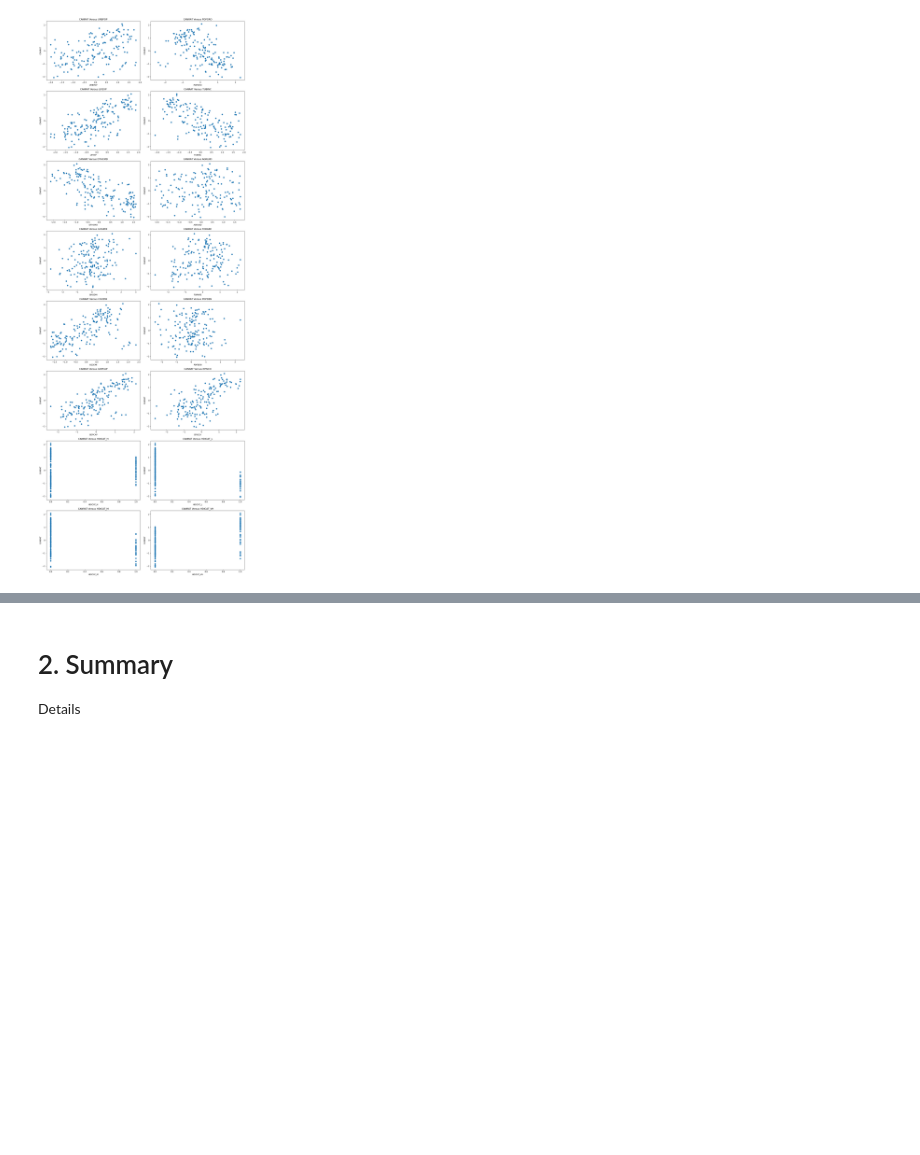
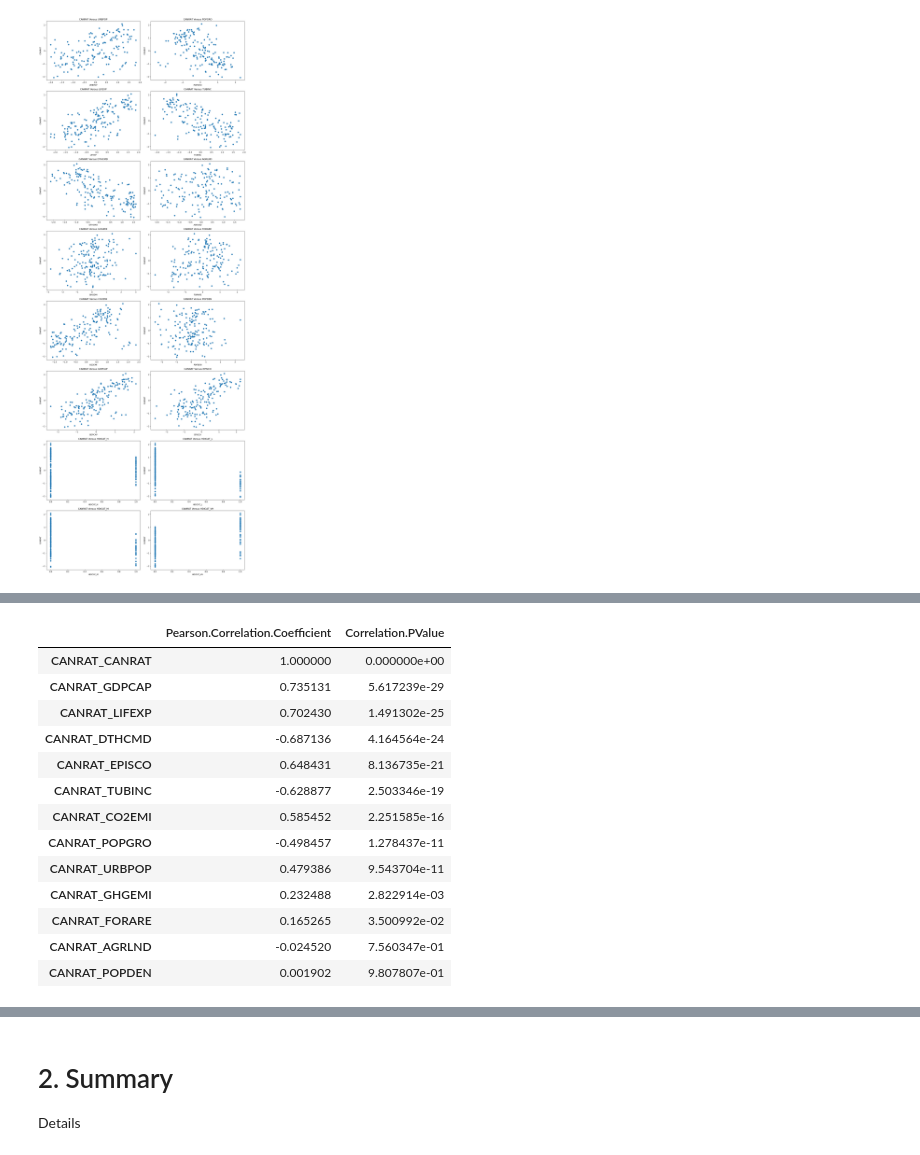
Before and after one commit to JohnPaulinePineda/Exploratory-Data-Analysis-For-Machine-Learning-Final-Assignment, a Jupyter notebook: EDAForMachineLearning_FinalAssignment.ipynb, the cells around one changed output, grey strips where cells are left out. Saved outputs shown, nothing was run; the diff lists cells and outputs as text; code cells hidden in the pictures; blank space fills up the shorter version.

```diff
--- a/EDAForMachineLearning_FinalAssignment.ipynb
+++ b/EDAForMachineLearning_FinalAssignment.ipynb
@@ -1703,0 +1723,38 @@ Details
+# %%
+##################################
+# Computing the correlation coefficients
+# and correlation p-values
+# between the target variable
+# and numeric predictor columns
+##################################
+cancer_rate_preprocessed_numeric_correlation_target = {}
+cancer_rate_preprocessed_numeric = cancer_rate_preprocessed.drop(['HDICAT_L','HDICAT_M','HDICAT_H','HDICAT_VH'], axis=1)
+cancer_rate_preprocessed_numeric_columns = cancer_rate_preprocessed_numeric.columns.tolist()
+for numeric_column in cancer_rate_preprocessed_numeric_columns:
+    cancer_rate_preprocessed_numeric_correlation_target['CANRAT_' + numeric_column] = stats.pearsonr(
+        cancer_rate_preprocessed_numeric.loc[:, 'CANRAT'],
+        cancer_rate_preprocessed_numeric.loc[:, numeric_column])
+# %%
+##################################
+# Formulating the pairwise correlation summary
+# between the target variable
+# and numeric predictor columns
+##################################
+cancer_rate_preprocessed_numeric_summary = cancer_rate_preprocessed_numeric.from_dict(cancer_rate_preprocessed_numeric_correlation_target, orient='index')
+cancer_rate_preprocessed_numeric_summary.columns = ['Pearson.Correlation.Coefficient', 'Correlation.PValue']
+display(cancer_rate_preprocessed_numeric_summary.sort_values(by=['Correlation.PValue'], ascending=True).head(13))
+# %% [output]
+|  | Pearson.Correlation.Coefficient | Correlation.PValue |
+| CANRAT_CANRAT | 1.000000 | 0.000000e+00 |
+| CANRAT_GDPCAP | 0.735131 | 5.617239e-29 |
+| CANRAT_LIFEXP | 0.702430 | 1.491302e-25 |
+| CANRAT_DTHCMD | -0.687136 | 4.164564e-24 |
+| CANRAT_EPISCO | 0.648431 | 8.136735e-21 |
+| CANRAT_TUBINC | -0.628877 | 2.503346e-19 |
+| CANRAT_CO2EMI | 0.585452 | 2.251585e-16 |
+| CANRAT_POPGRO | -0.498457 | 1.278437e-11 |
+| CANRAT_URBPOP | 0.479386 | 9.543704e-11 |
+| CANRAT_GHGEMI | 0.232488 | 2.822914e-03 |
+| CANRAT_FORARE | 0.165265 | 3.500992e-02 |
+| CANRAT_AGRLND | -0.024520 | 7.560347e-01 |
+| CANRAT_POPDEN | 0.001902 | 9.807807e-01 |
```
Also changed, not shown: parts of 40 cells of this notebook.
